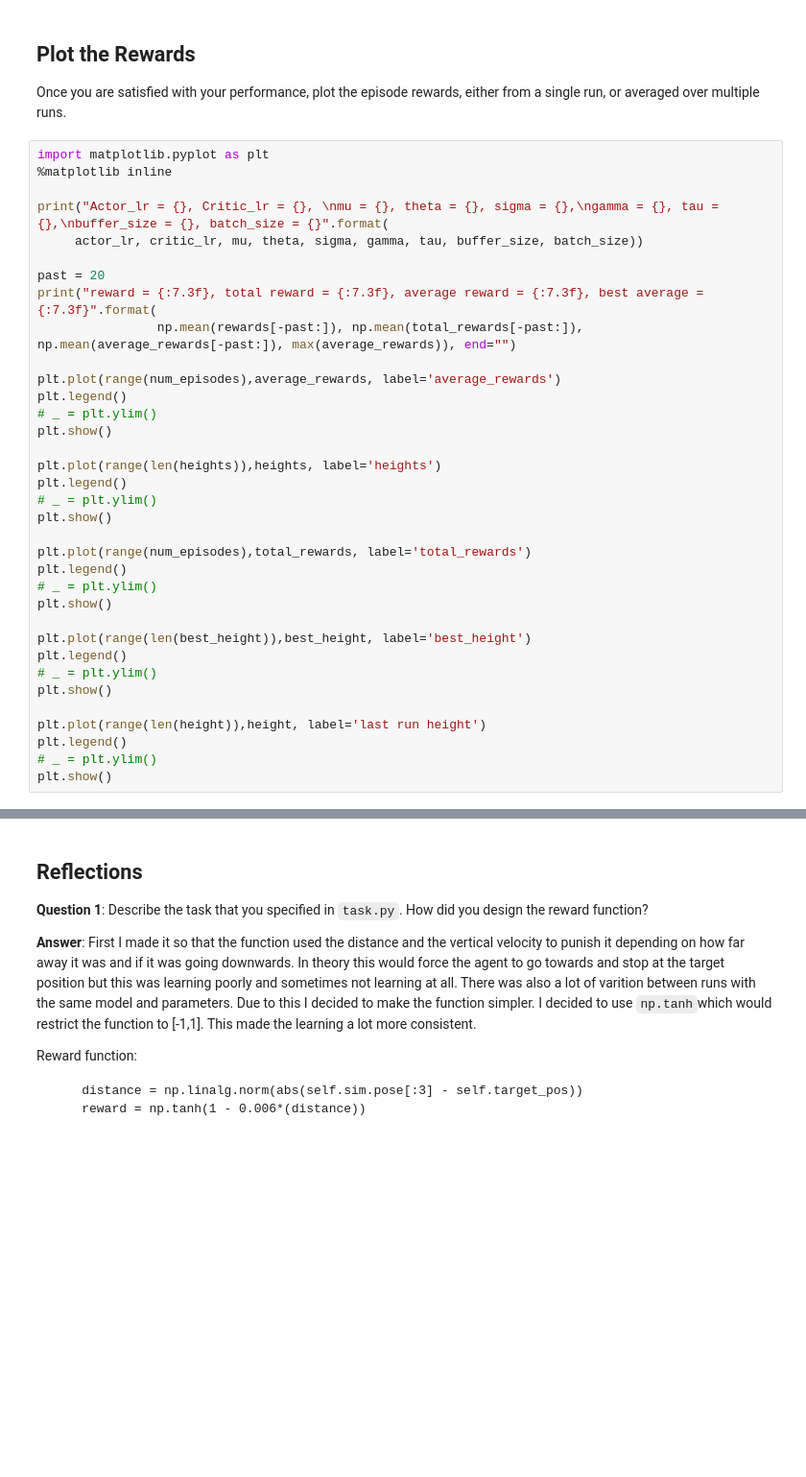
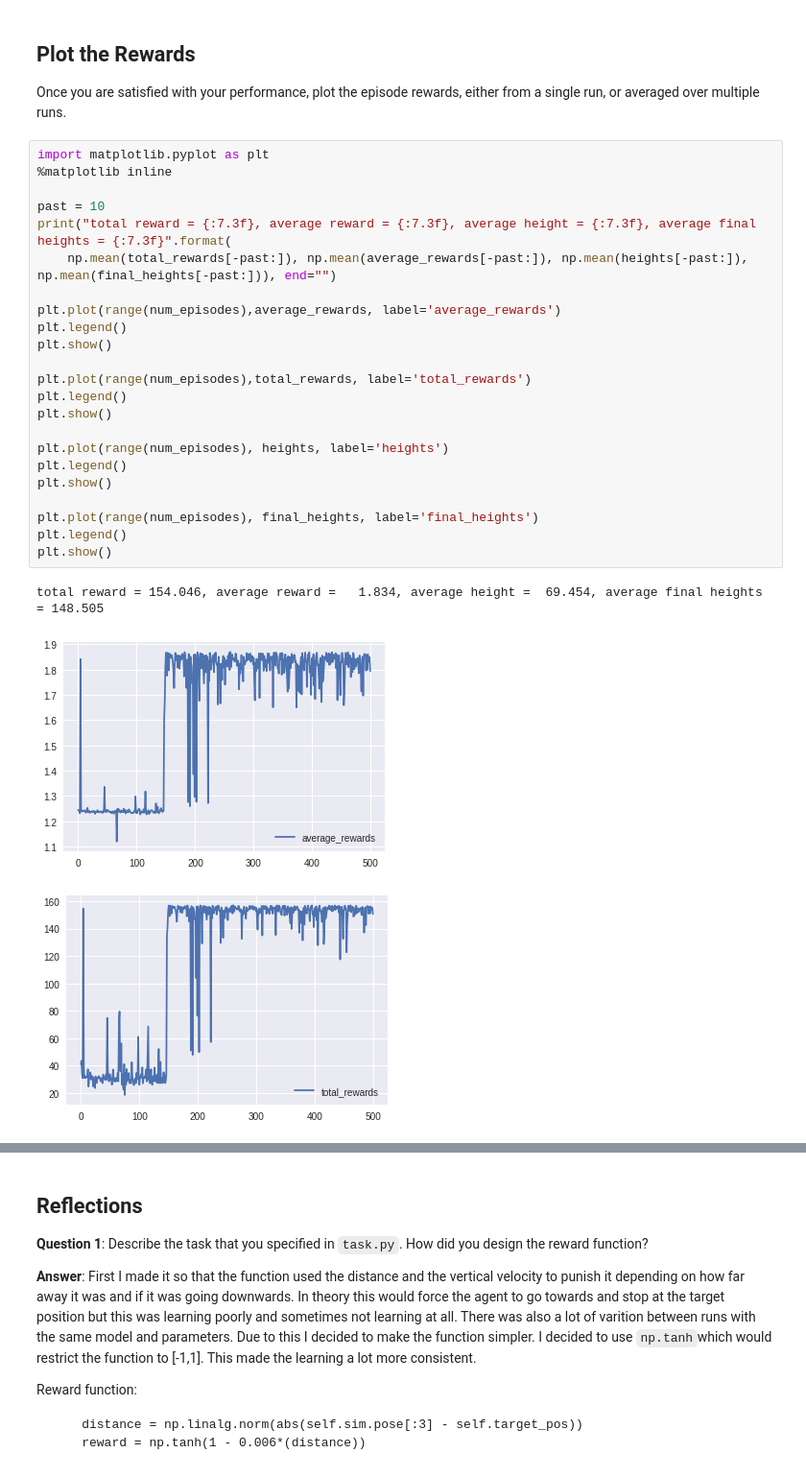
Before and after one commit to ShoeBoom/RL-Quadcopter-2, a Jupyter notebook: Quadcopter_Project.ipynb, the cells around one changed output, grey strips where cells are left out. Shown: that part at 96% size. Drawn from its saved outputs; the diff is of its cells as text; blank space fills up the shorter version.

```diff
--- a/Quadcopter_Project.ipynb
+++ b/Quadcopter_Project.ipynb
@@ -275,35 +280,27 @@ Once you are satisfied with your performance, plot the episode rewards, either f
 # %%
 import matplotlib.pyplot as plt
 %matplotlib inline
 
-print("Actor_lr = {}, Critic_lr = {}, \nmu = {}, theta = {}, sigma = {},\ngamma = {}, tau = {},\nbuffer_size = {}, batch_size = {}".format(
-     actor_lr, critic_lr, mu, theta, sigma, gamma, tau, buffer_size, batch_size))
-
-past = 20
-print("reward = {:7.3f}, total reward = {:7.3f}, average reward = {:7.3f}, best average = {:7.3f}".format(
-                np.mean(rewards[-past:]), np.mean(total_rewards[-past:]), np.mean(average_rewards[-past:]), max(average_rewards)), end="")
+past = 10
+print("total reward = {:7.3f}, average reward = {:7.3f}, average height = {:7.3f}, average final heights = {:7.3f}".format(
+    np.mean(total_rewards[-past:]), np.mean(average_rewards[-past:]), np.mean(heights[-past:]), np.mean(final_heights[-past:])), end="")
 
 plt.plot(range(num_episodes),average_rewards, label='average_rewards')
 plt.legend()
-# _ = plt.ylim()
-plt.show()
-
-plt.plot(range(len(heights)),heights, label='heights')
-plt.legend()
-# _ = plt.ylim()
 plt.show()
 
 plt.plot(range(num_episodes),total_rewards, label='total_rewards')
 plt.legend()
-# _ = plt.ylim()
 plt.show()
 
-plt.plot(range(len(best_height)),best_height, label='best_height')
+plt.plot(range(num_episodes), heights, label='heights')
 plt.legend()
-# _ = plt.ylim()
 plt.show()
 
-plt.plot(range(len(height)),height, label='last run height')
+plt.plot(range(num_episodes), final_heights, label='final_heights')
 plt.legend()
-# _ = plt.ylim()
 plt.show()
+# %% [output]
+total reward = 154.046, average reward =   1.834, average height =  69.454, average final heights = 148.505
+[figure, added]
+[figure, added]
```
Also changed, not shown: parts of 10 cells of this notebook.
